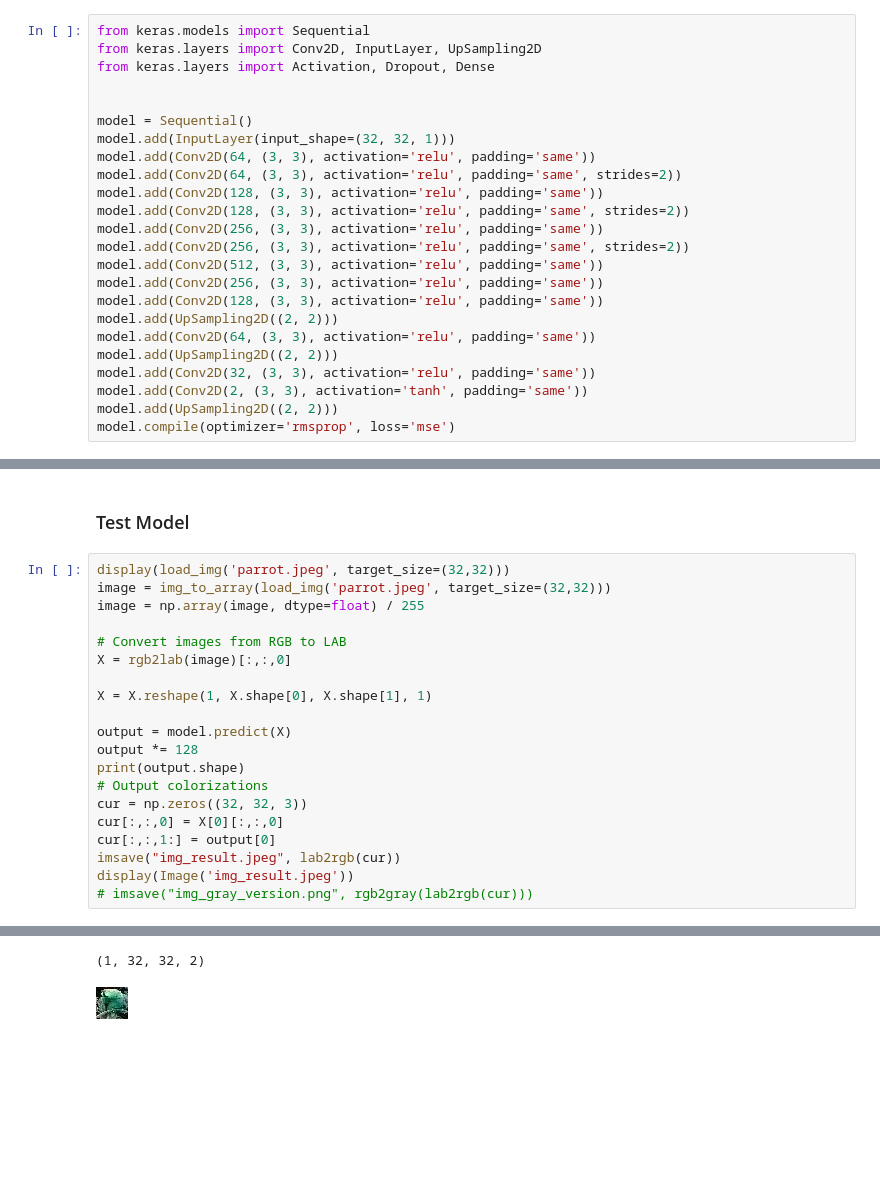
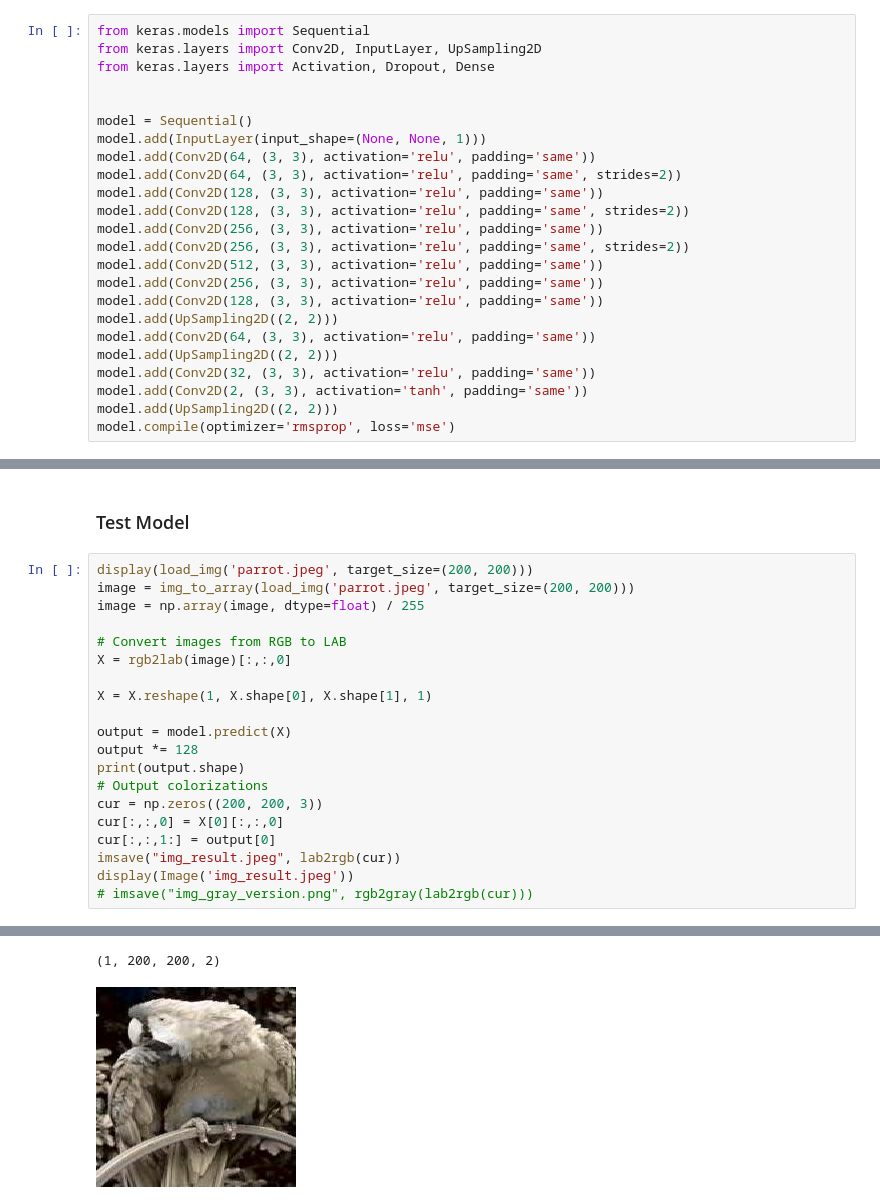
Before and after one commit to sourishsarmah/colorize, a Jupyter notebook: colorize.ipynb, the cells around one changed output, grey strips where cells are left out. Drawn from its saved outputs; the diff is of its cells as text; blank space fills up the shorter version.

Commit message:
Changed input size of model to generic

```diff
--- a/colorize.ipynb
+++ b/colorize.ipynb
@@ -49,7 +48,7 @@ from keras.layers import Activation, Dropout, Dense
 
 
 model = Sequential()
-model.add(InputLayer(input_shape=(32, 32, 1)))
+model.add(InputLayer(input_shape=(None, None, 1)))
 model.add(Conv2D(64, (3, 3), activation='relu', padding='same'))
 model.add(Conv2D(64, (3, 3), activation='relu', padding='same', strides=2))
 model.add(Conv2D(128, (3, 3), activation='relu', padding='same'))
@@ -99,26 +98,26 @@ model.save_weights("model.h5")
 # %% [markdown]
 ### Test Model
 # %%
-display(load_img('parrot.jpeg', target_size=(32,32)))
-image = img_to_array(load_img('parrot.jpeg', target_size=(32,32)))
+display(load_img('parrot.jpeg', target_size=(200, 200)))
+image = img_to_array(load_img('parrot.jpeg', target_size=(200, 200)))
 image = np.array(image, dtype=float) / 255
 
 # Convert images from RGB to LAB
 X = rgb2lab(image)[:,:,0]
 
 X = X.reshape(1, X.shape[0], X.shape[1], 1)
 
 output = model.predict(X)
 output *= 128
 print(output.shape)
 # Output colorizations
-cur = np.zeros((32, 32, 3))
+cur = np.zeros((200, 200, 3))
 cur[:,:,0] = X[0][:,:,0]
 cur[:,:,1:] = output[0]
 imsave("img_result.jpeg", lab2rgb(cur))
 display(Image('img_result.jpeg'))
 # imsave("img_gray_version.png", rgb2gray(lab2rgb(cur)))
 # %% [output]
 [figure]
-(1, 32, 32, 2)
+(1, 200, 200, 2)
-[figure, old version]
+[figure, new version]
```
Also changed, not shown: parts of 2 cells of this notebook, 3 other files.
